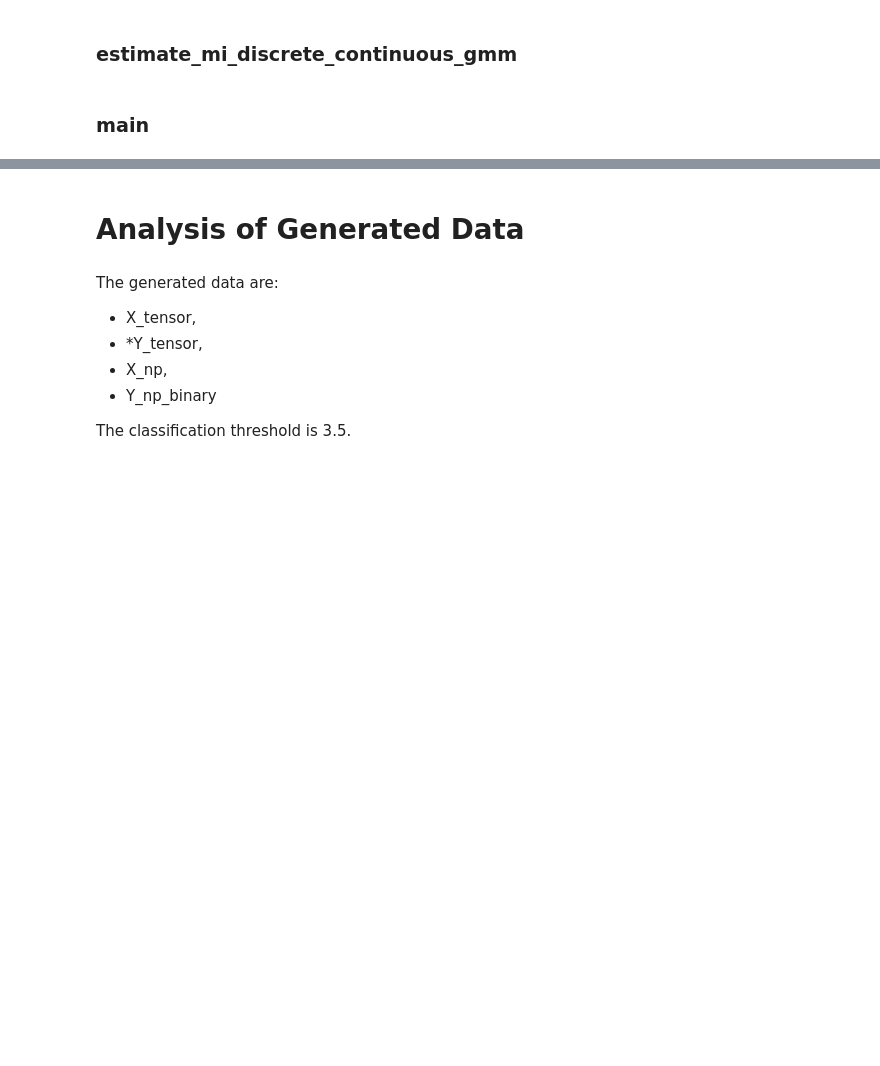
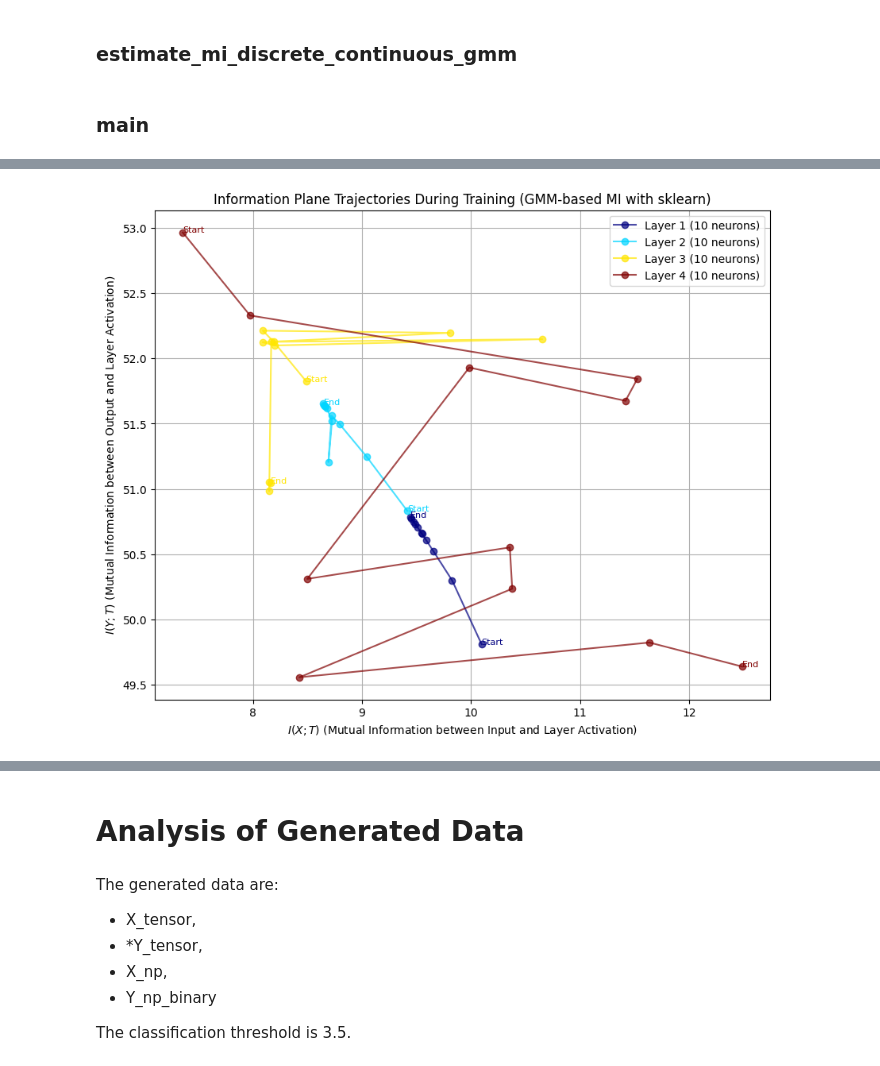
Before and after one commit to ModelEngineering/autoencodersb, a Jupyter notebook: notebooks/Information_Plane_with_GMM_based_MI_Estimation.ipynb, the cells around one changed output, grey strips where cells are left out. Saved outputs shown, nothing was run; the diff lists cells and outputs as text; code cells hidden in the pictures; blank space fills up the shorter version.

Commit message:
Progress on gaussian mixtures

```diff
--- a/notebooks/Information_Plane_with_GMM_based_MI_Estimation.ipynb
+++ b/notebooks/Information_Plane_with_GMM_based_MI_Estimation.ipynb
@@ -22,7 +144,11 @@ def generate_synthetic_data(num_samples, slope, intercept, noise_std, classifica
     Continuous Y: slope * X + intercept + Gaussian_noise
     Binary Y: 1 if Continuous Y > classification_threshold, else 0
     """
-    X = np.random.uniform(0, 1, num_samples)
+    #X = np.random.uniform(0, 1, num_samples)
+    num_half_samples = int(num_samples/2)
+    X1 = np.random.normal(100, 10, num_half_samples)
+    X2 = np.random.normal(200, 10, num_half_samples)
+    X = np.concatenate([X1, X2])
     noise = np.random.normal(0, noise_std, num_samples)
     Y_continuous = slope * X + intercept + noise
     Y_binary = (Y_continuous > classification_threshold).astype(int)
@@ -171,7 +491,8 @@ def estimate_mi_discrete_continuous_gmm(discrete_var, continuous_var, n_componen
         return 0.0
 
     try:
-        gmm_T = GaussianMixture(n_components=n_components, covariance_type=cov_type,
+        gmm_T = GaussianMixture(n_components=n_components,
+                                #covariance_type=cov_type,
                                 random_state=random_state, tol=1e-3, max_iter=200, n_init=3)
         gmm_T.fit(continuous_var)
         H_T = -gmm_T.score(continuous_var) / continuous_var.shape[0]
@@ -198,11 +519,13 @@ def estimate_mi_discrete_continuous_gmm(discrete_var, continuous_var, n_componen
             continue # Skip if not enough samples for a robust GMM fit
 
         try:
-            gmm_T_given_Y = GaussianMixture(n_components=n_components, covariance_type=cov_type,
+            gmm_T_given_Y = GaussianMixture(n_components=n_components,
+                                            #covariance_type=cov_type,
                                             random_state=random_state, tol=1e-3, max_iter=200, n_init=3)
             gmm_T_given_Y.fit(T_given_Y_samples)
 
-            H_T_given_Y_current = -gmm_T_given_Y.score(T_given_Y_samples) / T_given_Y_samples.shape[0]
+            # H_T_given_Y_current = -gmm_T_given_Y.score(T_given_Y_samples) / T_given_Y_samples.shape[0]
+            H_T_given_Y_current = -gmm_T_given_Y.score(T_given_Y_samples)
             H_T_given_Y += p_y[i] * H_T_given_Y_current
         except ValueError as e:
             # print(f"Error fitting GMM for H(T|Y={y_val}): {e}. Skipping this class's contribution.")
@@ -217,16 +540,18 @@ def estimate_mi_discrete_continuous_gmm(discrete_var, continuous_var, n_componen
 # %% [markdown]
 ### main
 # %%
+%%time
 # --- Main Execution ---
 if __name__ == "__main__":
     # Parameters
-    num_samples = 5000 # Increased samples for better GMM fitting
+    num_samples = 1000 # Increased samples for better GMM fitting
     input_dim = 1
-    hidden_dims = [64, 32] # Keep hidden layers smaller for faster GMM fitting
+    hidden_dims = [10, 10, 10, 10] # Keep hidden layers smaller for faster GMM fitting
+    #hidden_dims = [10, 10] # Keep hidden layers smaller for faster GMM fitting
     output_dim = 1
     learning_rate = 0.01
-    epochs = 1000
-    batch_size = 64
+    epochs = 100
+    batch_size = 10
 
     # GPU check
     # Determine the device to use (MPS if available, otherwise CPU)
@@ -235,6 +560,7 @@ if __name__ == "__main__":
     else:
         device = torch.device("cpu")
     print(f"Using device: {device}")
+    timer.add("Initialization")
 
     # GMM MI parameters
     num_gmm_components = 3 # Number of components for each GMM
@@ -244,7 +570,9 @@ if __name__ == "__main__":
     gmm_random_state = 42
 
     # Generate data
-    X_tensor, Y_tensor, X_np, Y_np_binary = generate_synthetic_data(num_samples, slope=5, intercept=1, noise_std=0.8, classification_threshold=3.5)
+
+    X_tensor, Y_tensor, X_np, Y_np_binary = generate_synthetic_data(num_samples, slope=5, intercept=1, noise_std=0.8,
+                    classification_threshold=500)
 
     # Corrected line: Unpack all 8 values returned by train_test_split
     X_train, X_test, Y_train, Y_test, X_np_train, X_np_test, Y_np_binary_train, Y_np_binary_test = train_test_split(
@@ -259,9 +587,11 @@ if __name__ == "__main__":
 
     # Store MI values for plotting
     information_plane_data = {f'hidden_{i}': {'IXT': [], 'IYT': []} for i in range(len(hidden_dims))}
+    timer.add("Initialize network")
 
     print("Starting training and information plane tracking (GMM-based MI with sklearn)...")
 
+    timer = Timer()
     for epoch in range(epochs):
         # Mini-batch training
         permutation = torch.randperm(X_train.size(0))
@@ -274,8 +604,9 @@ if __name__ == "__main__":
             loss = criterion(outputs, batch_Y)
             loss.backward()
             optimizer.step()
+        timer.add("Mini batch processing")
 
-        if (epoch + 1) % 100 == 0 or epoch == 0: # Estimate MI periodically
+        if (epoch + 1) % batch_size == 0 or epoch == 0: # Estimate MI periodically
             # Get activations for the entire training set
             #_ = model(X_train) # Forward pass to populate model.activations
             _ = model(X_train.to(device))
@@ -293,16 +624,19 @@ if __name__ == "__main__":
                      layer_activations = layer_activations.reshape(layer_activations.shape[0], -1)
 
                 # I(X; T) using GMM
+                timer.add("i-plane init")
                 IXT = estimate_mi_gmm(X_np_train, layer_activations,
                                       n_components=num_gmm_components,
                                       cov_type=gmm_covariance_type,
                                       random_state=gmm_random_state)
+                timer.add("IXT")
 
                 # I(Y; T) using GMM (discrete Y, continuous T)
                 IYT = estimate_mi_discrete_continuous_gmm(Y_np_binary_train, layer_activations,
                                                         n_components=num_gmm_components,
                                                         cov_type=gmm_covariance_type,
                                                         random_state=gmm_random_state)
+                timer.add("IYT")
 
                 information_plane_data[layer_name]['IXT'].append(IXT)
                 information_plane_data[layer_name]['IYT'].append(IYT)
@@ -320,6 +654,7 @@ if __name__ == "__main__":
 
             current_loss = loss.item() if 'loss' in locals() else 'N/A'
             print(f"Epoch {epoch+1}/{epochs}, Loss: {current_loss:.4f}, Test Accuracy: {accuracy:.4f}")
+        timer.add("Mini batch iteration")
 
     print("Training finished.")
 
@@ -359,0 +699 @@ Epoch 700/1000, Loss: 0.2876, Test Accuracy: 0.8640
+[figure, added]
```
Also changed, not shown: parts of 33 cells of this notebook.
